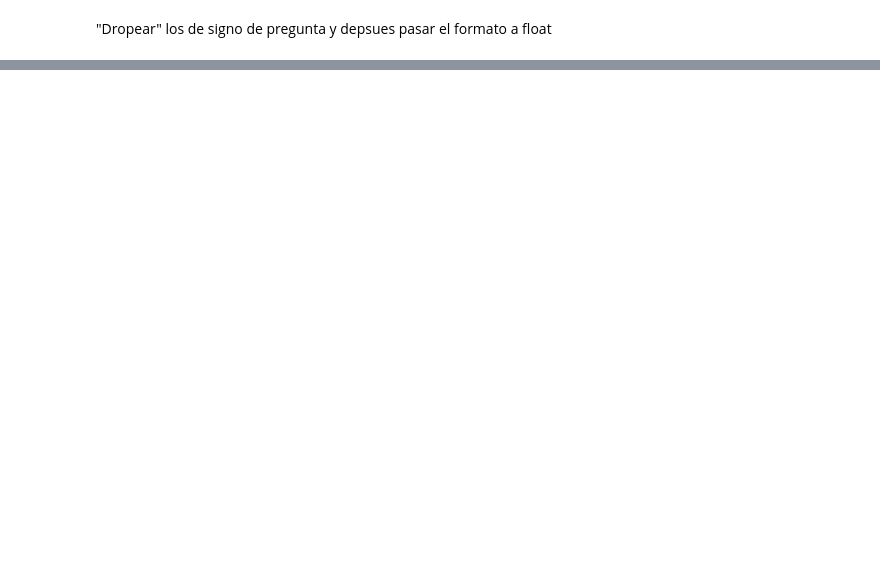
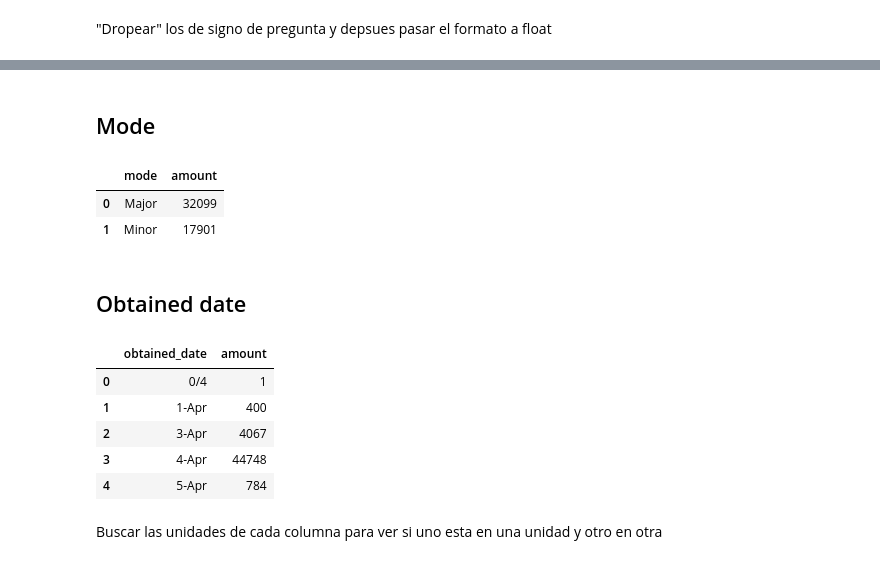
Before and after one commit to smoreyra/Solange-Moreyra-Repository, a Jupyter notebook: EDA Python.ipynb, the cells around one changed output, grey strips where cells are left out. Saved outputs shown, nothing was run; the diff lists cells and outputs as text; code cells hidden in the pictures; blank space fills up the shorter version.

```diff
--- a/EDA Python.ipynb
+++ b/EDA Python.ipynb
@@ -465,0 +481,2 @@ Percentage of duplicated rows 9.96%
+# %% [markdown]
+## Mode
@@ -465,0 +485,21 @@ Percentage of duplicated rows 9.96%
+# %%
+df_mode_count
+# %% [output]
+|  | mode | amount |
+| 0 | Major | 32099 |
+| 1 | Minor | 17901 |
+# %% [markdown]
+## Obtained date
+# %%
+df_obteained_date_count = df.groupby(['obtained_date'], as_index = False).agg(amount = ('obtained_date', 'count'))
+# %%
+df_obteained_date_count
+# %% [output]
+|  | obtained_date | amount |
+| 0 | 0/4 | 1 |
+| 1 | 1-Apr | 400 |
+| 2 | 3-Apr | 4067 |
+| 3 | 4-Apr | 44748 |
+| 4 | 5-Apr | 784 |
+# %% [markdown]
+Buscar las unidades de cada columna para ver si uno esta en una unidad y otro en otra
```
Also changed, not shown: parts of 7 cells of this notebook.
